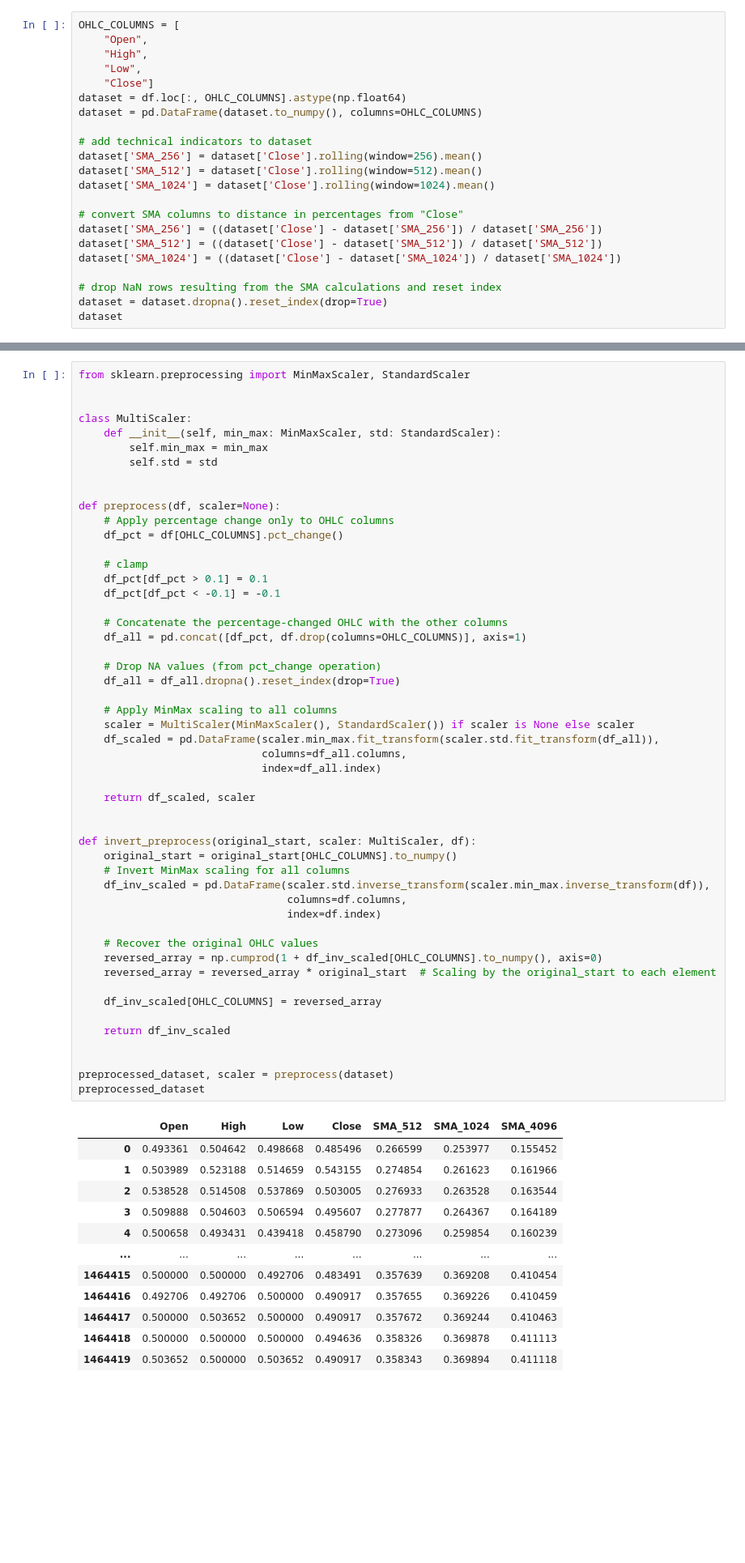
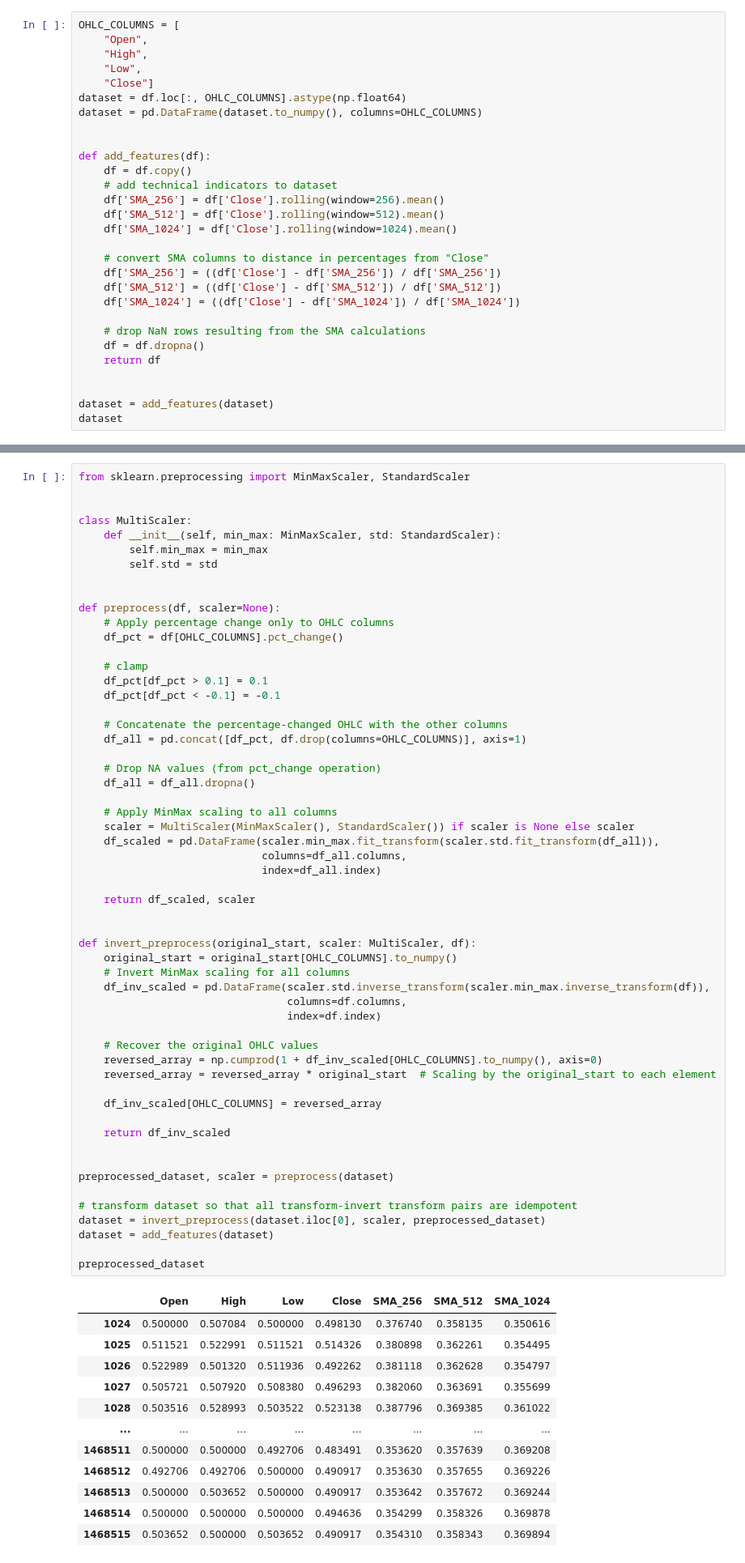
Before and after one commit to Klok-e/python-price-predict-experiment, a Jupyter notebook: price prediction_v3.ipynb, the cells around one changed output, grey strips where cells are left out. Shown at 81% size. Drawn from its saved outputs; the diff is of its cells as text; blank space fills up the shorter version.

```diff
--- a/price prediction_v3.ipynb
+++ b/price prediction_v3.ipynb
@@ -85,17 +85,24 @@ OHLC_COLUMNS = [
 dataset = df.loc[:, OHLC_COLUMNS].astype(np.float64)
 dataset = pd.DataFrame(dataset.to_numpy(), columns=OHLC_COLUMNS)
 
-# add technical indicators to dataset
-dataset['SMA_256'] = dataset['Close'].rolling(window=256).mean()
-dataset['SMA_512'] = dataset['Close'].rolling(window=512).mean()
-dataset['SMA_1024'] = dataset['Close'].rolling(window=1024).mean()
 
-# convert SMA columns to distance in percentages from "Close"
-dataset['SMA_256'] = ((dataset['Close'] - dataset['SMA_256']) / dataset['SMA_256'])
-dataset['SMA_512'] = ((dataset['Close'] - dataset['SMA_512']) / dataset['SMA_512'])
-dataset['SMA_1024'] = ((dataset['Close'] - dataset['SMA_1024']) / dataset['SMA_1024'])
+def add_features(df):
+    df = df.copy()
+    # add technical indicators to dataset
+    df['SMA_256'] = df['Close'].rolling(window=256).mean()
+    df['SMA_512'] = df['Close'].rolling(window=512).mean()
+    df['SMA_1024'] = df['Close'].rolling(window=1024).mean()
 
-# drop NaN rows resulting from the SMA calculations and reset index
-dataset = dataset.dropna().reset_index(drop=True)
+    # convert SMA columns to distance in percentages from "Close"
+    df['SMA_256'] = ((df['Close'] - df['SMA_256']) / df['SMA_256'])
+    df['SMA_512'] = ((df['Close'] - df['SMA_512']) / df['SMA_512'])
+    df['SMA_1024'] = ((df['Close'] - df['SMA_1024']) / df['SMA_1024'])
+
+    # drop NaN rows resulting from the SMA calculations
+    df = df.dropna()
+    return df
+
+
+dataset = add_features(dataset)
 dataset
 # %% [output]
@@ -134,45 +141,50 @@ def preprocess(df, scaler=None):
     df_all = pd.concat([df_pct, df.drop(columns=OHLC_COLUMNS)], axis=1)
 
     # Drop NA values (from pct_change operation)
-    df_all = df_all.dropna().reset_index(drop=True)
+    df_all = df_all.dropna()
 
     # Apply MinMax scaling to all columns
     scaler = MultiScaler(MinMaxScaler(), StandardScaler()) if scaler is None else scaler
     df_scaled = pd.DataFrame(scaler.min_max.fit_transform(scaler.std.fit_transform(df_all)),
                              columns=df_all.columns,
                              index=df_all.index)
 
     return df_scaled, scaler
 
 
 def invert_preprocess(original_start, scaler: MultiScaler, df):
     original_start = original_start[OHLC_COLUMNS].to_numpy()
     # Invert MinMax scaling for all columns
     df_inv_scaled = pd.DataFrame(scaler.std.inverse_transform(scaler.min_max.inverse_transform(df)),
                                  columns=df.columns,
                                  index=df.index)
 
     # Recover the original OHLC values
     reversed_array = np.cumprod(1 + df_inv_scaled[OHLC_COLUMNS].to_numpy(), axis=0)
     reversed_array = reversed_array * original_start  # Scaling by the original_start to each element
 
     df_inv_scaled[OHLC_COLUMNS] = reversed_array
 
     return df_inv_scaled
 
 
 preprocessed_dataset, scaler = preprocess(dataset)
+
+# transform dataset so that all transform-invert transform pairs are idempotent
+dataset = invert_preprocess(dataset.iloc[0], scaler, preprocessed_dataset)
+dataset = add_features(dataset)
+
 preprocessed_dataset
 # %% [output]
-|  | Open | High | Low | Close | SMA_512 | SMA_1024 | SMA_4096 |
-| 0 | 0.493361 | 0.504642 | 0.498668 | 0.485496 | 0.266599 | 0.253977 | 0.155452 |
-| 1 | 0.503989 | 0.523188 | 0.514659 | 0.543155 | 0.274854 | 0.261623 | 0.161966 |
-| 2 | 0.538528 | 0.514508 | 0.537869 | 0.503005 | 0.276933 | 0.263528 | 0.163544 |
-| 3 | 0.509888 | 0.504603 | 0.506594 | 0.495607 | 0.277877 | 0.264367 | 0.164189 |
-| 4 | 0.500658 | 0.493431 | 0.439418 | 0.458790 | 0.273096 | 0.259854 | 0.160239 |
+|  | Open | High | Low | Close | SMA_256 | SMA_512 | SMA_1024 |
+| 1024 | 0.500000 | 0.507084 | 0.500000 | 0.498130 | 0.376740 | 0.358135 | 0.350616 |
+| 1025 | 0.511521 | 0.522991 | 0.511521 | 0.514326 | 0.380898 | 0.362261 | 0.354495 |
+| 1026 | 0.522989 | 0.501320 | 0.511936 | 0.492262 | 0.381118 | 0.362628 | 0.354797 |
+| 1027 | 0.505721 | 0.507920 | 0.508380 | 0.496293 | 0.382060 | 0.363691 | 0.355699 |
+| 1028 | 0.503516 | 0.528993 | 0.503522 | 0.523138 | 0.387796 | 0.369385 | 0.361022 |
 | ... | ... | ... | ... | ... | ... | ... | ... |
-| 1464415 | 0.500000 | 0.500000 | 0.492706 | 0.483491 | 0.357639 | 0.369208 | 0.410454 |
-| 1464416 | 0.492706 | 0.492706 | 0.500000 | 0.490917 | 0.357655 | 0.369226 | 0.410459 |
-| 1464417 | 0.500000 | 0.503652 | 0.500000 | 0.490917 | 0.357672 | 0.369244 | 0.410463 |
-| 1464418 | 0.500000 | 0.500000 | 0.500000 | 0.494636 | 0.358326 | 0.369878 | 0.411113 |
-| 1464419 | 0.503652 | 0.500000 | 0.503652 | 0.490917 | 0.358343 | 0.369894 | 0.411118 |
+| 1468511 | 0.500000 | 0.500000 | 0.492706 | 0.483491 | 0.353620 | 0.357639 | 0.369208 |
+| 1468512 | 0.492706 | 0.492706 | 0.500000 | 0.490917 | 0.353630 | 0.357655 | 0.369226 |
+| 1468513 | 0.500000 | 0.503652 | 0.500000 | 0.490917 | 0.353642 | 0.357672 | 0.369244 |
+| 1468514 | 0.500000 | 0.500000 | 0.500000 | 0.494636 | 0.354299 | 0.358326 | 0.369878 |
+| 1468515 | 0.503652 | 0.500000 | 0.503652 | 0.490917 | 0.354310 | 0.358343 | 0.369894 |
```
Also changed, not shown: parts of 11 cells of this notebook, 1 other file.
